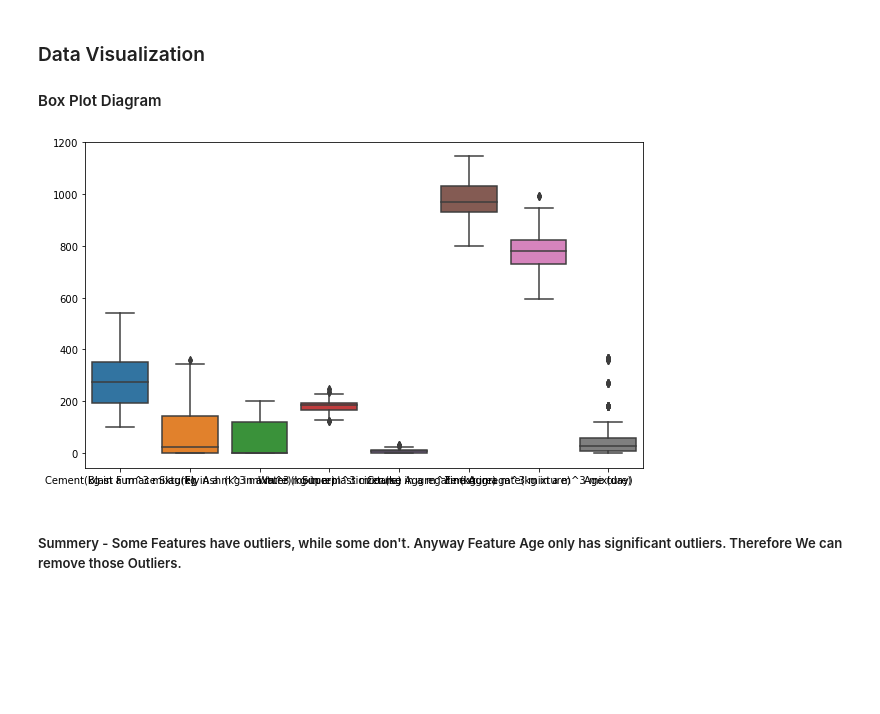
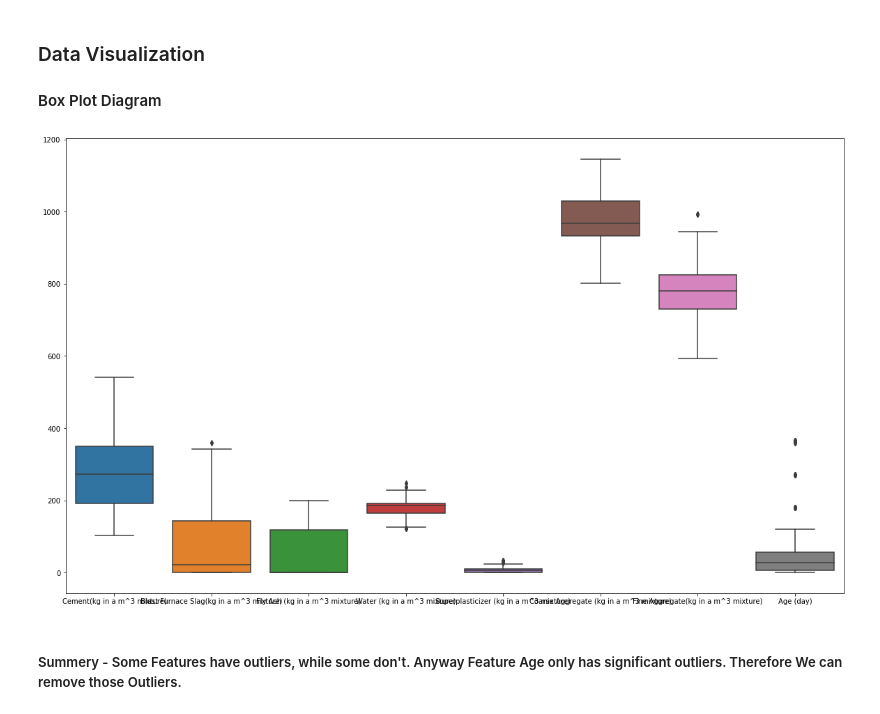
Before and after one commit to munsif-dev/Prediction-of-Concrete-Compressive-Strength, a Jupyter notebook: Concrete Compressive Strength/ML-Final-project.ipynb, the cells around one changed output. Drawn from its saved outputs; the diff is of its cells as text; code cells hidden in the pictures; blank space fills up the shorter version.

```diff
--- a/Concrete Compressive Strength/ML-Final-project.ipynb
+++ b/Concrete Compressive Strength/ML-Final-project.ipynb
@@ -112,11 +112,11 @@ memory usage: 72.5 KB
 #### Box Plot Diagram
 # %%
 # Visualizing with Box Plots
-plt.figure(figsize=(10, 6))
+plt.figure(figsize=(20, 12))
 sns.boxplot(data=dataset.iloc[:, :-1])
 plt.show()
 # %% [output]
-[figure, old version]
+[figure, new version]
 # %% [markdown]
 ##### Summery - Some Features have outliers, while some don't. Anyway Feature Age only has significant outliers. Therefore We can remove those Outliers.
 # %%
```
Also changed, not shown: parts of 13 cells of this notebook.
